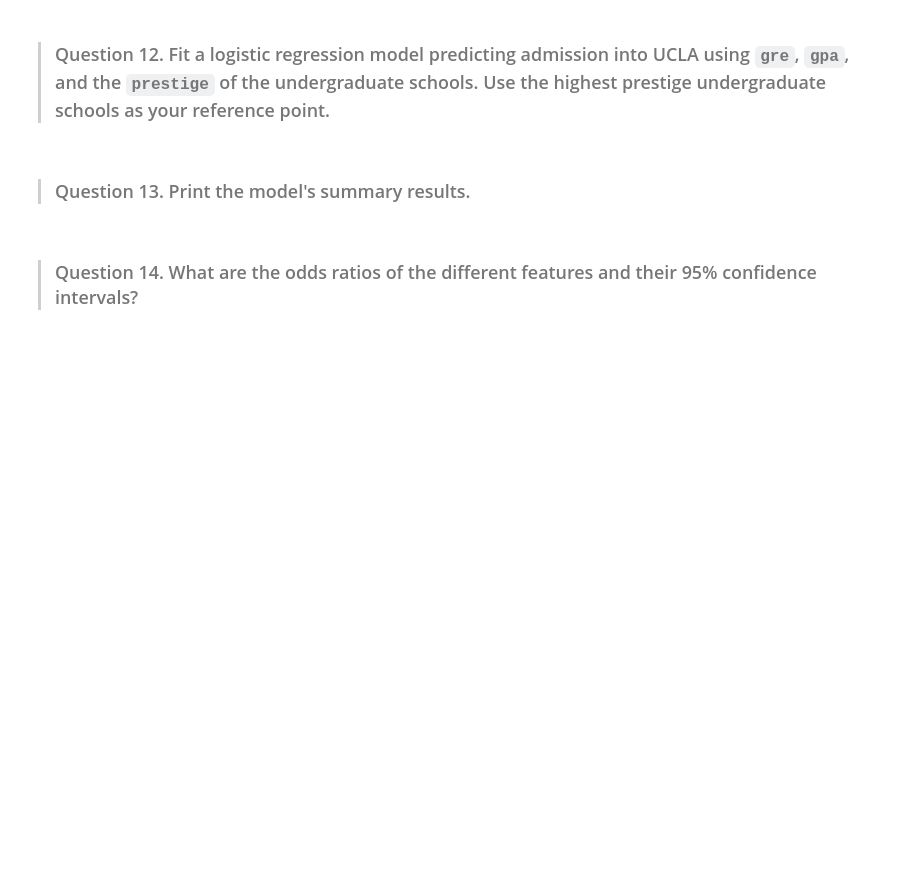
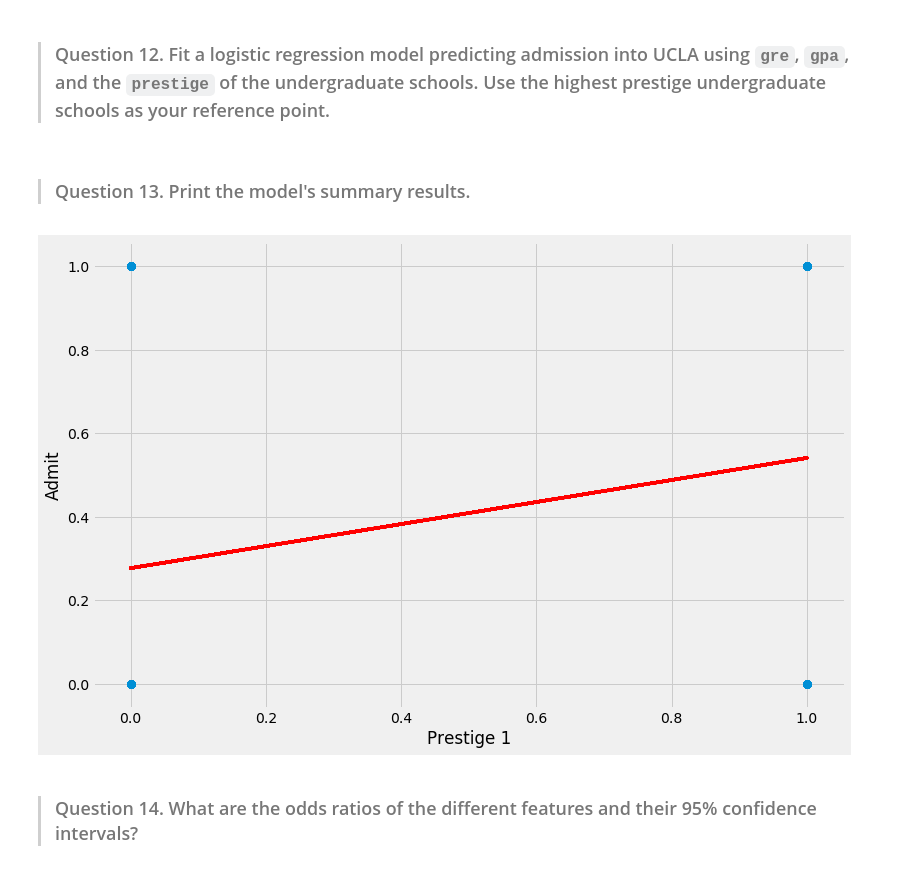
Before and after one commit to jww703/DS-SF-36, a Jupyter notebook: unit-project/3/notebooks/unit-project-3-starter-code.ipynb, the cells around one changed output. Cells and saved outputs as stored; diff of their text form; code cells hidden in the pictures; blank space fills up the shorter version.

```diff
--- a/unit-project/3/notebooks/unit-project-3-starter-code.ipynb
+++ b/unit-project/3/notebooks/unit-project-3-starter-code.ipynb
@@ -14,6 +14,15 @@ pd.set_option('display.notebook_repr_html', True)
 import statsmodels.formula.api as smf
 
 from sklearn import linear_model
+
+import matplotlib.pyplot as plt
+%matplotlib inline
+plt.style.use("fivethirtyeight")
+from IPython.display import Image
+from sklearn.cross_validation import train_test_split, cross_val_score
+from sklearn.metrics import accuracy_score, precision_score, recall_score, confusion_matrix, classification_report, roc_auc_score, roc_curve
+from sklearn.linear_model import LogisticRegression, LinearRegression
+from sklearn.datasets import make_classification;
 # %%
 df = pd.read_csv(os.path.join('..', '..', 'dataset', 'dataset-ucla-admissions.csv'))
 df.dropna(inplace = True)
@@ -170,2 +209,11 @@ pd.crosstab(index = df.admit, columns = df['prestige_4.0'])
+# %%
+linreg = LinearRegression()
+
+y = df.admit
+X = df[["prestige_1.0"]]
+
+linreg.fit(X, y)
+
+pred = linreg.predict(X);
 # %% [markdown]
 > ### Question 13.  Print the model's summary results.
@@ -174,2 +220,12 @@ pd.crosstab(index = df.admit, columns = df['prestige_4.0'])
+# %%
+plt.figure(figsize=(12,8))
+plt.xlabel("Prestige 1")
+plt.ylabel("Admit")
+plt.scatter(X,y, s=60)
+plt.plot(X, pred, c="r", linewidth=3);
+
+# How do I plot this
+# %% [output]
+[figure, added]
 # %% [markdown]
 > ### Question 14.  What are the odds ratios of the different features and their 95% confidence intervals?
```
Also changed, not shown: parts of 13 cells of this notebook.
